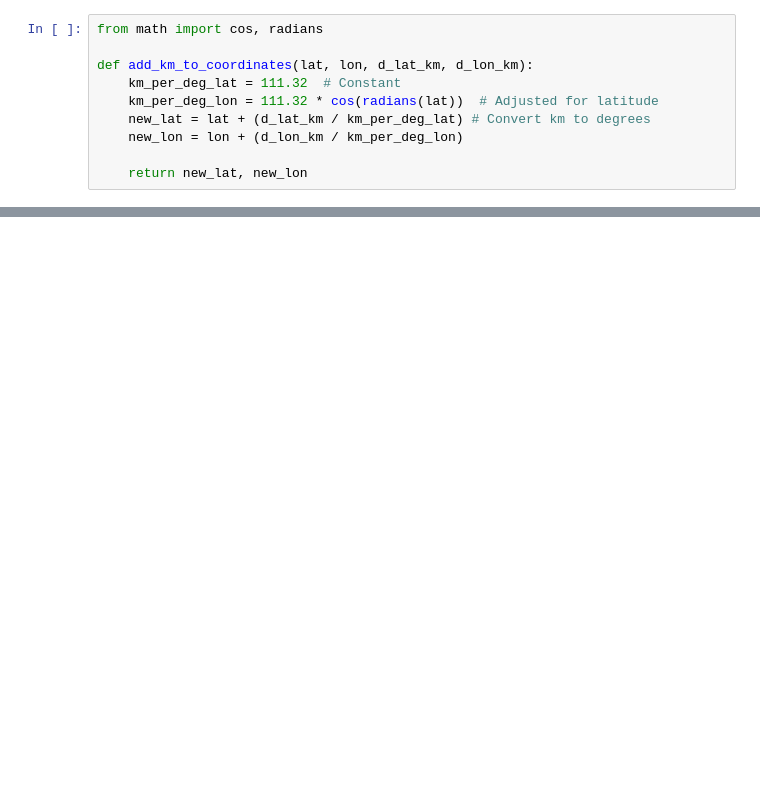
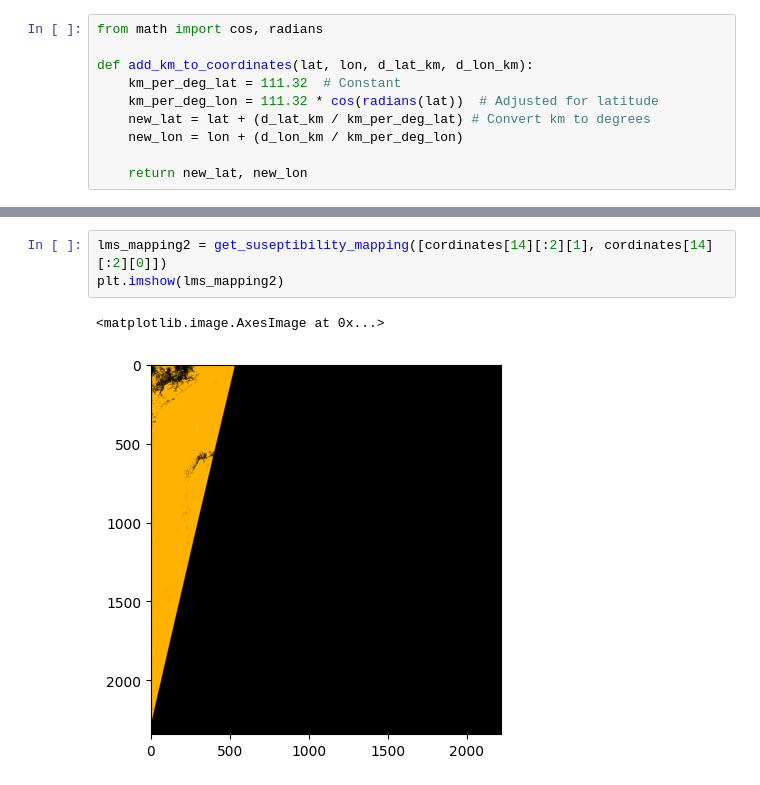
Before and after one commit to Neural-Mapping/Mappings, a Jupyter notebook: mapping.ipynb, the cells around one changed output, grey strips where cells are left out. Saved outputs shown, nothing was run; the diff lists cells and outputs as text; blank space fills up the shorter version.

```diff
--- a/mapping.ipynb
+++ b/mapping.ipynb
@@ -138,0 +200,6 @@ def get_suseptibility_mapping(cordinates, box_dim=400, date_start = "2024-04-07"
+# %%
+lms_mapping2 = get_suseptibility_mapping([cordinates[14][:2][1], cordinates[14][:2][0]])
+plt.imshow(lms_mapping2)
+# %% [output]
+<matplotlib.image.AxesImage at 0x...>
+[figure, added]
```
Also changed, not shown: parts of 23 cells of this notebook, 11 other files.
